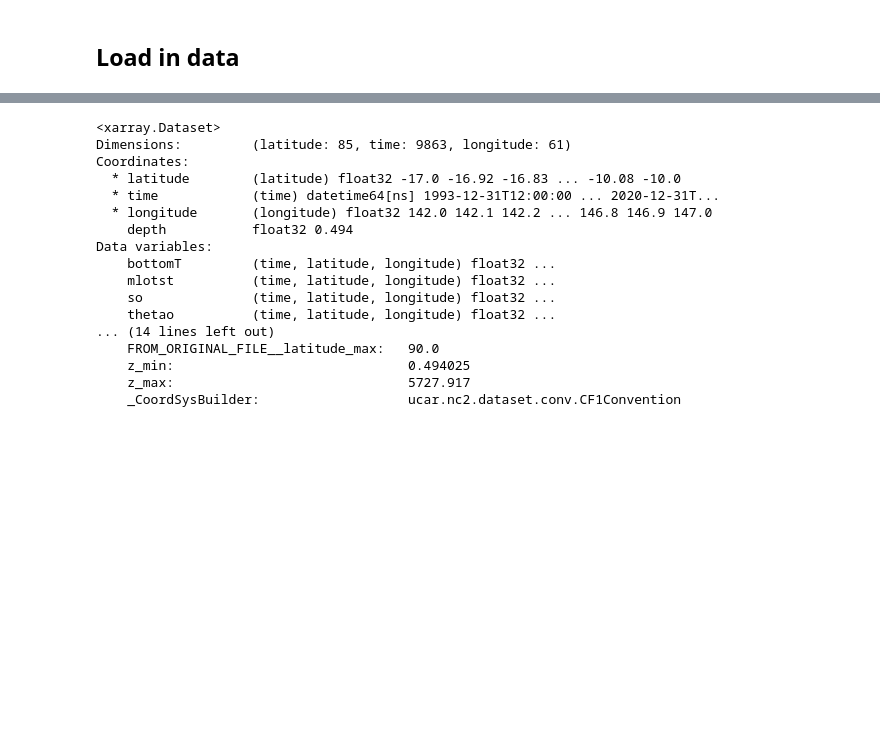
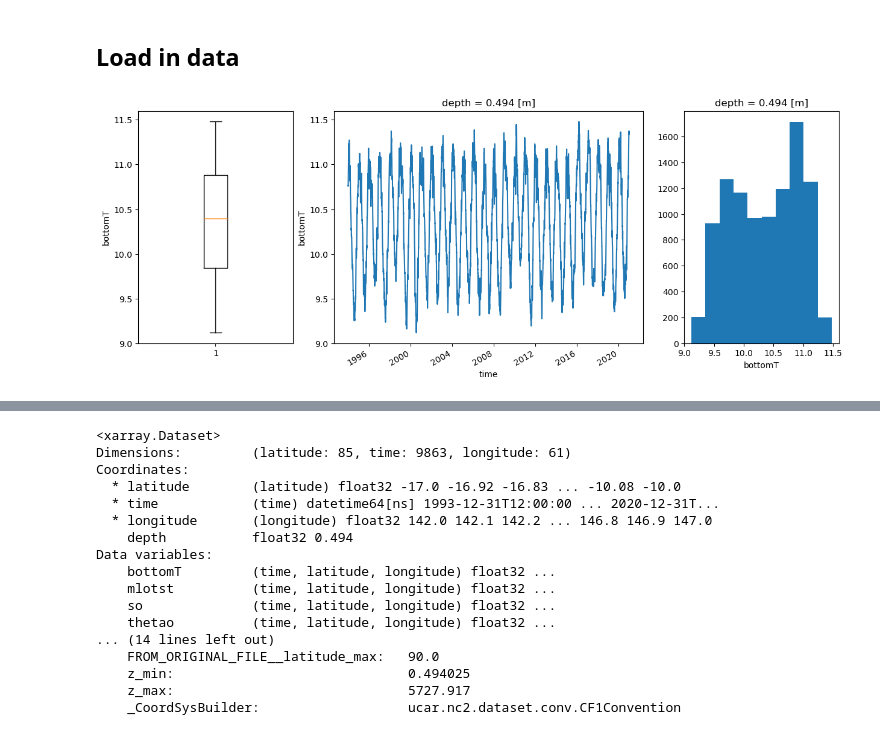
Before and after one commit to orlando-code/coralshift, a Jupyter notebook: notebooks/rnn.ipynb, the cells around one changed output, grey strips where cells are left out. Drawn from its saved outputs; the diff is of its cells as text; code cells hidden in the pictures; blank space fills up the shorter version.

```diff
--- a/notebooks/rnn.ipynb
+++ b/notebooks/rnn.ipynb
@@ -50,6 +50,7 @@ ds_man.set_location(location)
 
 noaa_features = ['mlotst', 'bottomT', 'uo', 'so', 'zos', 'thetao', 'vo']
 
+# TODO: transparency in preprocessing to get to this (probably split into separate gt datarray)
 ds_man.add_dataset(
     "monthly_climate_1_12", xa.open_dataset(
         ds_man.get_location() / "global_ocean_reanalysis/monthly_means/coral_climate_1_12.nc")
@@ -72,8 +73,9 @@ ds_man.add_datasets(
 
 # TODO: handle depth
 ds_man.add_dataset(
-    "daily_climate_1_12", xa.open_dataset(
-        Path(ds_man.get_location() / "global_ocean_reanalysis/daily_means/dailies_combined.nc")).isel(depth=0)
+    "daily_climate_1_12", spatial_data.generate_and_add_gt_to_xa_d(xa.open_dataset(
+        Path(ds_man.get_location() / "global_ocean_reanalysis/daily_means/dailies_combined.nc")).isel(depth=0),
+        ds_man.get_dataset("monthly_climate_1_12")["coral_algae_1-12_degree"])
 )
 
 # TODO: streamline checking and saving process
@@ -87,8 +89,45 @@ if not file_ops.check_file_exists(filepath = daily_climate_1_12_X_file_path):
 else:
     ds_man.add_dataset("daily_climate_1_12_X", np.load(daily_climate_1_12_X_file_path))
 
+# daily_climate_1_12_padded_1_file_path = ds_man.get_location() / "global_ocean_reanalysis/daily_means/daily_climate_1_12_padded_1.nc"
+# # if daily_climate_1_12_padded numpy array doesn't exist, generate and save
+# if not file_ops.check_file_exists(filepath = daily_climate_1_12_padded_1_file_path):
+#     daily_climate_1_12_padded_1 = spatial_data.spatially_buffer_timeseries(
+#         ds_man.get_dataset("daily_climate_1_12"), buffer_size=1, exclude_vars = ["spatial_ref", "coral_algae_gt"])
+#     daily_climate_1_12_padded_1.to_netcdf(filepath = daily_climate_1_12_padded_1_file_path)
+#     ds_man.add_dataset("daily_climate_1_12_padded_1", xa.open_dataset(daily_climate_1_12_padded_1_file_path))
+# else:
+#     ds_man.add_dataset("daily_climate_1_12_padded_1", xa.open_dataset(daily_climate_1_12_padded_1_file_path))
+
 ds_man.add_dataset(
     "bathymetry_A", rio.open_rasterio(
         rasterio.open(ds_man.get_location() / "bathymetry/GBR_30m/Great_Barrier_Reef_A_2020_30m_MSL_cog.tif"),
         ).rename("bathymetry_A").rename({"x": "longitude", "y": "latitude"})
 )
+# %%
+def visualise_variable_in_region(
+    xa_array: xa.DataArray, lat_lims: tuple[float, float]=None, lon_lims: tuple[(float, float)]=None) -> None:
+
+    fig, ax = plt.subplots(1,3, figsize=[15,5],
+        # sharey=True,
+        gridspec_kw={'width_ratios': [1, 2, 1]})
+
+    if lat_lims is not None:
+        xa_array = xa_array.sel(latitude=slice(min(lat_lims), max(lat_lims)), longitude=slice(min(lon_lims), max(lon_lims)))
+
+    flat_data = xa_array.values.flatten()
+    spatial_mean = xa_array.mean(dim=["latitude","longitude"])
+    ax[0].boxplot(spatial_mean)
+    spatial_mean.plot.line(ax=ax[1])
+    spatial_mean.plot.hist(ax=ax[2])
+
+    # format
+    ax[0].set_ylabel(xa_array.name)
+    ax[1].set_xlabel("time")
+
+    return spatial_mean
+# %%
+dailies = ds_man.get_dataset("daily_climate_1_12")
+sm = visualise_variable_in_region(dailies["bottomT"])
+# %% [output]
+[figure, added]
```
Also changed, not shown: parts of 31 cells of this notebook.
